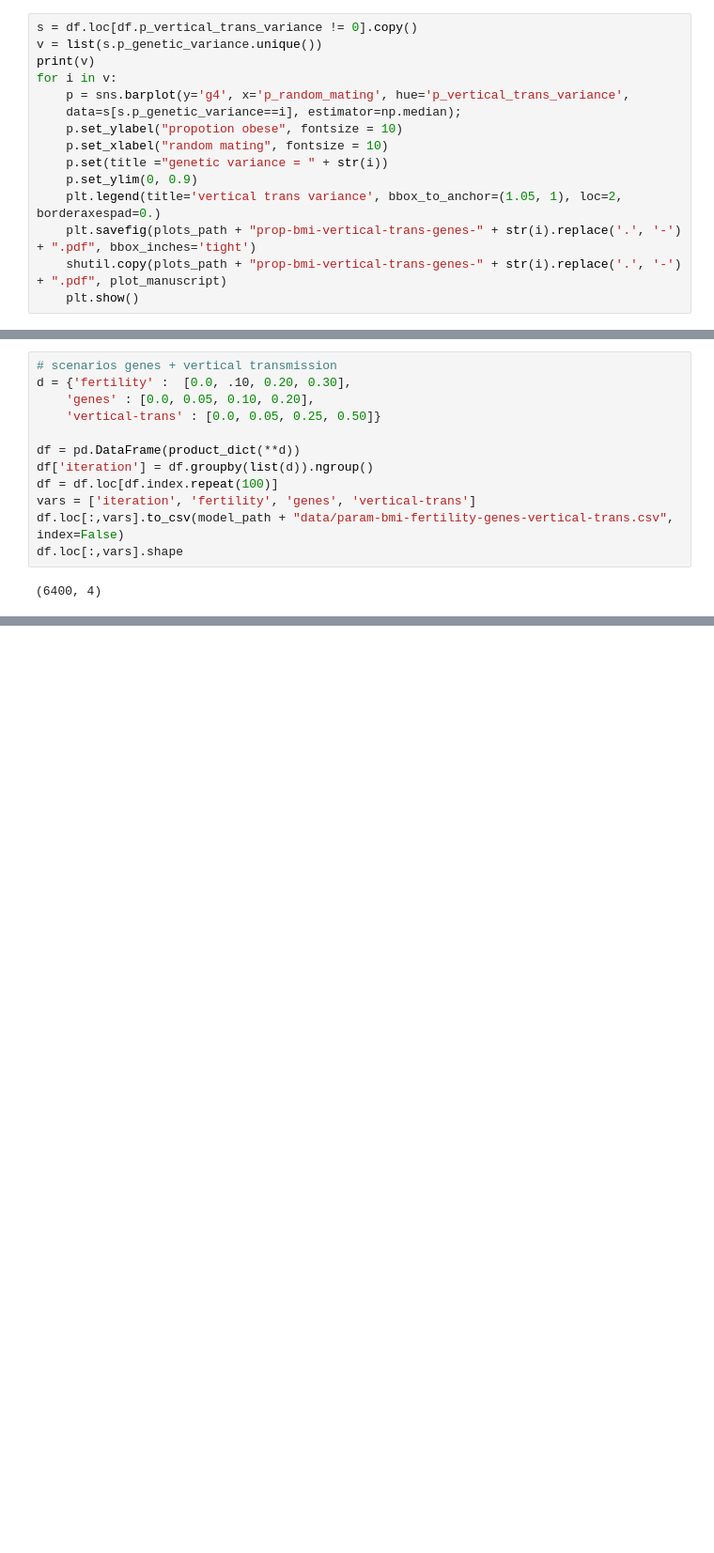
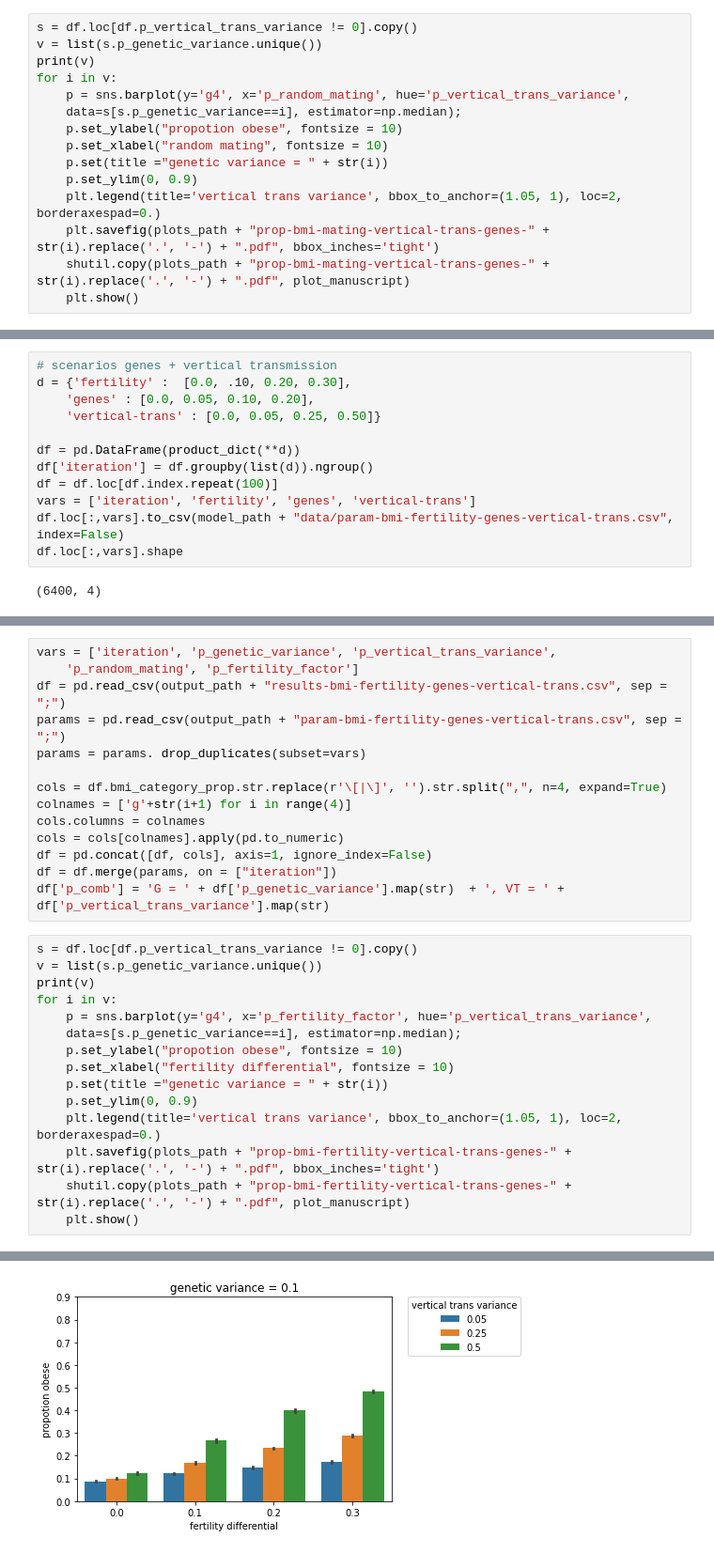
Before and after one commit to sdaza/obesity-dem-heritability, a Jupyter notebook: notebooks/bmi-analysis-by-scenario.ipynb, the cells around one changed output, grey strips where cells are left out. Shown at 94% size. Drawn from its saved outputs; the diff is of its cells as text; blank space fills up the shorter version.

```diff
--- a/notebooks/bmi-analysis-by-scenario.ipynb
+++ b/notebooks/bmi-analysis-by-scenario.ipynb
@@ -80,8 +80,8 @@ for i in v:
     p.set(title ="genetic variance = " + str(i))
     p.set_ylim(0, 0.9)
     plt.legend(title='vertical trans variance', bbox_to_anchor=(1.05, 1), loc=2, borderaxespad=0.)
-    plt.savefig(plots_path + "prop-bmi-vertical-trans-genes-" + str(i).replace('.', '-') + ".pdf", bbox_inches='tight')
-    shutil.copy(plots_path + "prop-bmi-vertical-trans-genes-" + str(i).replace('.', '-') + ".pdf", plot_manuscript)
+    plt.savefig(plots_path + "prop-bmi-mating-vertical-trans-genes-" + str(i).replace('.', '-') + ".pdf", bbox_inches='tight')
+    shutil.copy(plots_path + "prop-bmi-mating-vertical-trans-genes-" + str(i).replace('.', '-') + ".pdf", plot_manuscript)
     plt.show()
 # %% [output]
 [0.1, 0.0, 0.2, 0.05]
@@ -126,0 +123,30 @@ Index(['fertility', 'genes', 'vertical-trans', 'iteration'], dtype='object')
+# %%
+vars = ['iteration', 'p_genetic_variance', 'p_vertical_trans_variance',
+    'p_random_mating', 'p_fertility_factor']
+df = pd.read_csv(output_path + "results-bmi-fertility-genes-vertical-trans.csv", sep = ";")
+params = pd.read_csv(output_path + "param-bmi-fertility-genes-vertical-trans.csv", sep = ";")
+params = params. drop_duplicates(subset=vars)
+
+cols = df.bmi_category_prop.str.replace(r'\[|\]', '').str.split(",", n=4, expand=True)
+colnames = ['g'+str(i+1) for i in range(4)]
+cols.columns = colnames
+cols = cols[colnames].apply(pd.to_numeric)
+df = pd.concat([df, cols], axis=1, ignore_index=False)
+df = df.merge(params, on = ["iteration"])
+df['p_comb'] = 'G = ' + df['p_genetic_variance'].map(str)  + ', VT = ' + df['p_vertical_trans_variance'].map(str)
+# %%
+s = df.loc[df.p_vertical_trans_variance != 0].copy()
+v = list(s.p_genetic_variance.unique())
+print(v)
+for i in v:
+    p = sns.barplot(y='g4', x='p_fertility_factor', hue='p_vertical_trans_variance',
+    data=s[s.p_genetic_variance==i], estimator=np.median);
+    p.set_ylabel("propotion obese", fontsize = 10)
+    p.set_xlabel("fertility differential", fontsize = 10)
+    p.set(title ="genetic variance = " + str(i))
+    p.set_ylim(0, 0.9)
+    plt.legend(title='vertical trans variance', bbox_to_anchor=(1.05, 1), loc=2, borderaxespad=0.)
+    plt.savefig(plots_path + "prop-bmi-fertility-vertical-trans-genes-" + str(i).replace('.', '-') + ".pdf", bbox_inches='tight')
+    shutil.copy(plots_path + "prop-bmi-fertility-vertical-trans-genes-" + str(i).replace('.', '-') + ".pdf", plot_manuscript)
+    plt.show()
+# %% [output]
@@ -126,0 +154 @@ Index(['fertility', 'genes', 'vertical-trans', 'iteration'], dtype='object')
+[figure, added]
```
Also changed, not shown: parts of 4 cells of this notebook, 8 other files.
